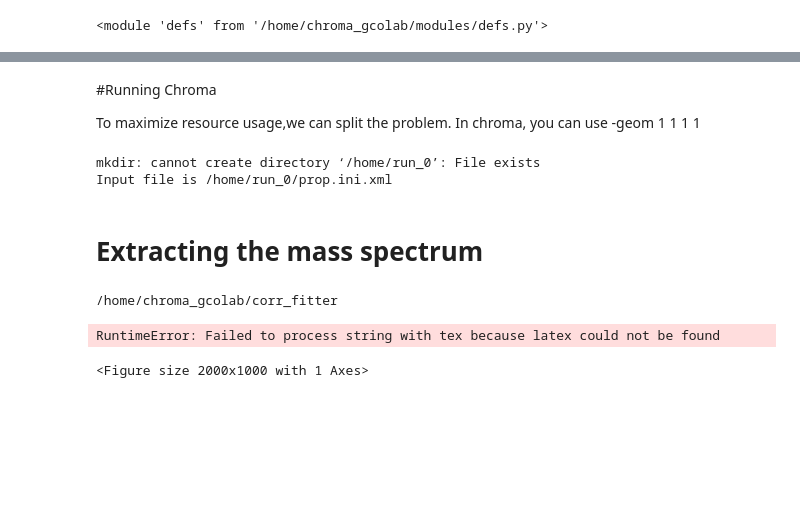
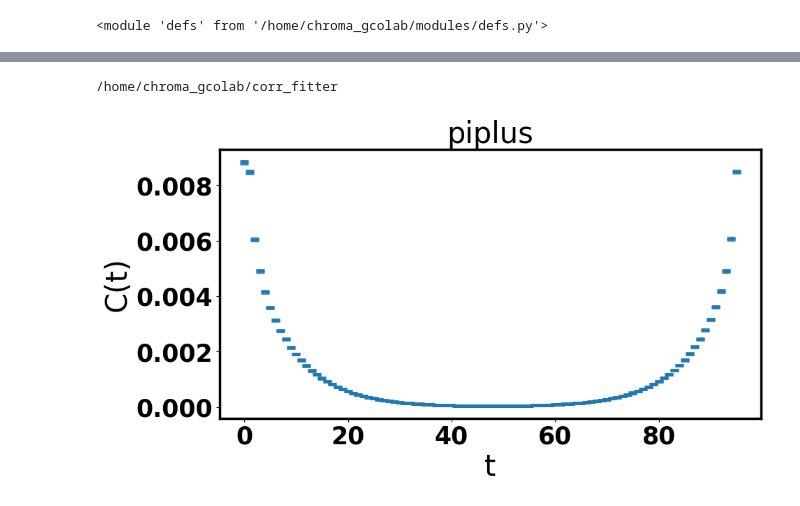
Before and after one commit to henrymonge/chroma_gcolab, a Jupyter notebook: Chroma_LQCD_Meas.ipynb, the cells around one changed output, grey strips where cells are left out. Saved outputs shown, nothing was run; the diff lists cells and outputs as text; code cells hidden in the pictures; blank space fills up the shorter version.

```diff
--- a/Chroma_LQCD_Meas.ipynb
+++ b/Chroma_LQCD_Meas.ipynb
@@ -225,15 +288,0 @@ corr_fn = trace(adj(anti_quark_prop) * (Gamma(gamma_value) *
-# %% [markdown]
-#Running Chroma
-
-To maximize resource usage,we can split the problem.
-In chroma, you can use -geom 1 1 1 1
-# %%
-#params.update({'VOL':' 4 4 4 8','CFG':'WEAK_FIELD'})
-params={}
-outdir='/home/run_0'
-%mkdir $outdir
-ini,out,log,stdout=defs.writeInputFileHadspec(params,outdir) #update input file
-!echo "Input file is {ini}"
-# %% [output]
-mkdir: cannot create directory ‘/home/run_0’: File exists
-Input file is /home/run_0/prop.ini.xml
@@ -243,32 +289,21 @@ Input file is /home/run_0/prop.ini.xml
-# %% [markdown]
-# Extracting the mass spectrum
 # %%
 %cd /home/chroma_gcolab/corr_fitter/
-
-import importlib
-import io_params
-importlib.reload(io_params)
-from io_params import *
-import numpy as np
-import gvar as gv
-import h5py as h5
-from fit_functions import *
-import lsqfit
-
 plt.ion()
 
 f=h5.File('../a09m260_a_avg_srcs0-7.h5')
-particle='proton'  #kplus,lambda_z,omega_m,piplus,proton
-isMeson=particle in ['pion','kminus','kplus','piplus']
+particle='piplus'  #kplus,lambda_z,omega_m,piplus,proton
+isMeson=particle in ['kminus','kplus','piplus']
 
 path='gf1p0_w3p5_n45_M51p1_L58_a1p5/spec/ml0p00702_ms0p0481'
 #Retrieve data
 if isMeson:
     corr=f[path+f'/{particle}/psq_0/corr'][()].real
+    lims=[0,96,0.1,0.2] #pion
 else:
     corr_spin_dn=f[path+f'/{particle}/psq_0/spin_dn'][()].real
     corr_spin_up=f[path+f'/{particle}/psq_0/spin_up'][()].real
     corr=(corr_spin_dn+corr_spin_up)  #spin average
+    lims=[0,30,0.4,0.9] #proton
 corr=corr[:,:,1,0]
 
 #time extent
@@ -278,26 +313,20 @@ T=corr.shape[1]
 # %%
 #Pack the mean and std into a gvar
 j=1
 x=np.arange(T)
 y=gv.dataset.avg_data(corr)
 y_pj = np.roll(y,-j)
 y_mj = np.roll(y,j)
 
-#Compute the meff
-if isMeson:
-    meff =  1. / j * np.arccosh((y_pj+y_mj) / 2 / y )
-else:
-    meff =  1. / j * np.log( y / y_pj )
-
 #Plot correlator
-fig = plt.figure(1,figsize=(20,10))
+fig = plt.figure(1,figsize=(10,5))
 ax=plt.subplot()
 ax.errorbar(np.arange(T),gv.mean(y), yerr=gv.sdev(y),ms=ms,mew=mew,
                 mfc='None',capsize=capsize,linestyle='None',alpha=0.9)
 ax.set_xlabel('t')
 ax.set_ylabel('C(t)')
+#ax.axis(lims)
 plt.title(particle)
 plt.show(block=False)
 # %% [output]
-RuntimeError: Failed to process string with tex because latex could not be found
-<Figure size 2000x1000 with 1 Axes>
+[figure, added]
```
Also changed, not shown: parts of 42 cells of this notebook, 1 other file.
